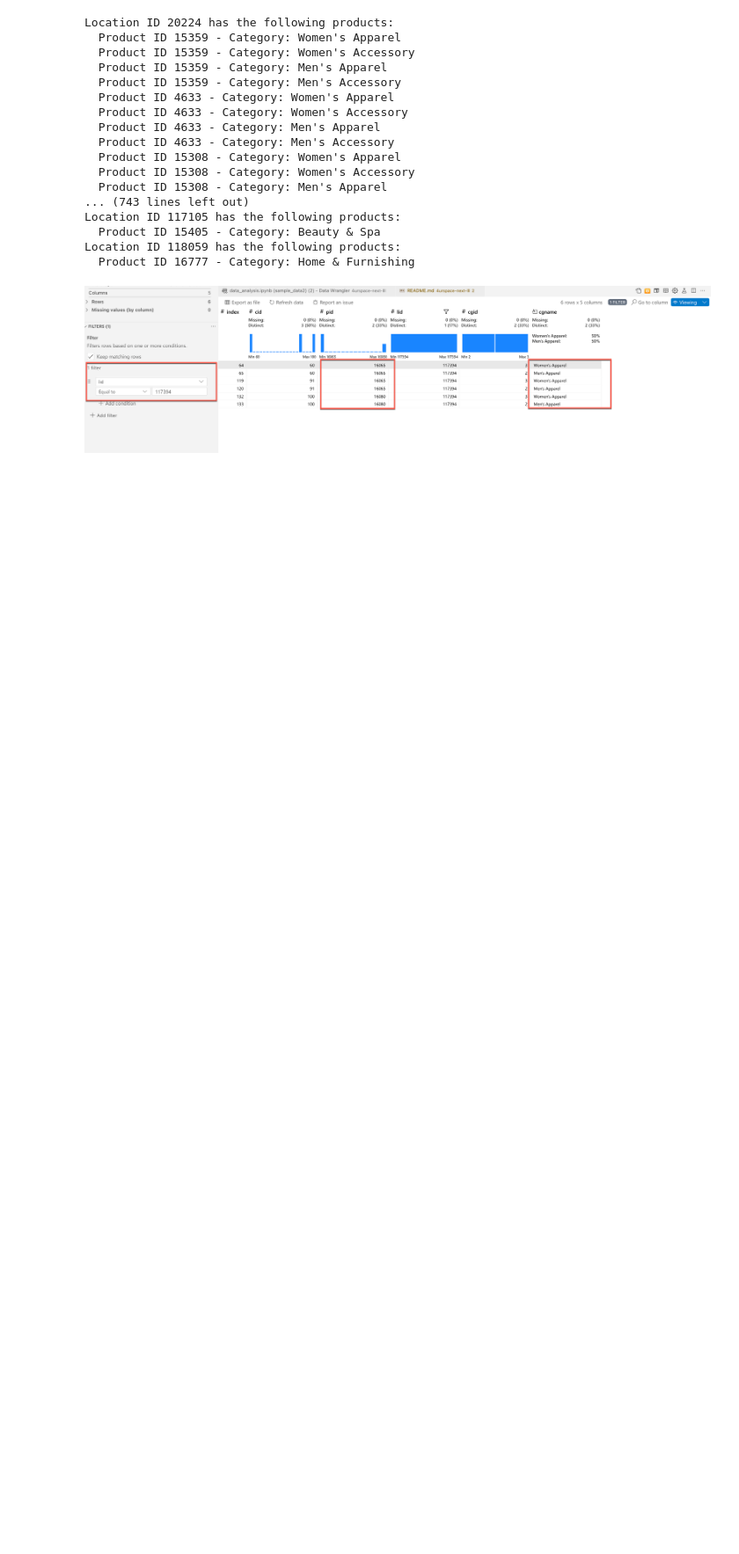
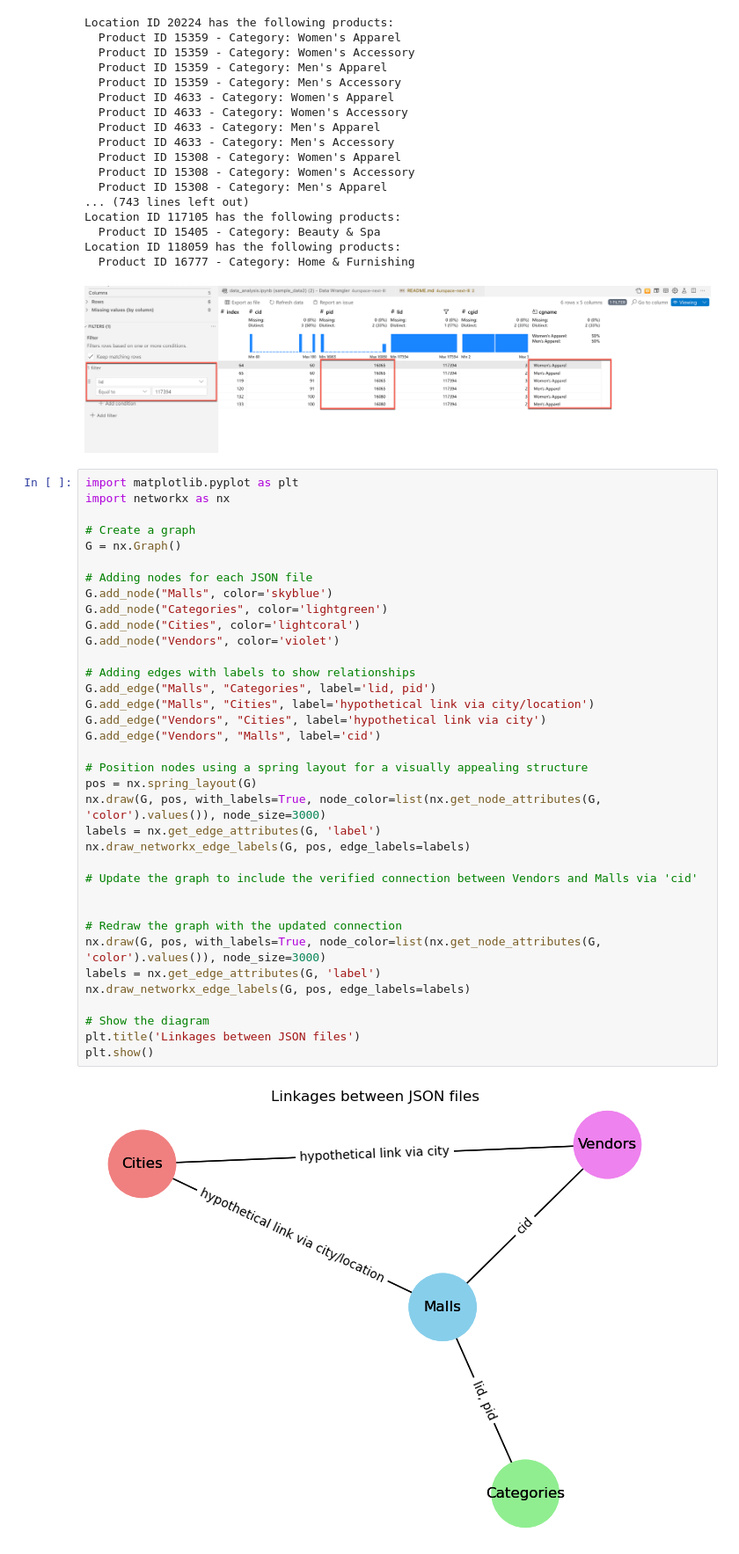
Before and after one commit to mariandumitrascu/4urspace-next, a Jupyter notebook: data_analysis.ipynb, the cells around one changed output. Shown at 88% size. Saved outputs shown, nothing was run; the diff lists cells and outputs as text; blank space fills up the shorter version.

Commit message:
added relationships to data_analysis

```diff
--- a/data_analysis.ipynb
+++ b/data_analysis.ipynb
@@ -375,3 +375,41 @@ Location ID 118059 has the following products:
   Product ID 16777 - Category: Home & Furnishing
 # %% [markdown]
 ![image.png](attachment:image.png)
+# %%
+import matplotlib.pyplot as plt
+import networkx as nx
+
+# Create a graph
+G = nx.Graph()
+
+# Adding nodes for each JSON file
+G.add_node("Malls", color='skyblue')
+G.add_node("Categories", color='lightgreen')
+G.add_node("Cities", color='lightcoral')
+G.add_node("Vendors", color='violet')
+
+# Adding edges with labels to show relationships
+G.add_edge("Malls", "Categories", label='lid, pid')
+G.add_edge("Malls", "Cities", label='hypothetical link via city/location')
+G.add_edge("Vendors", "Cities", label='hypothetical link via city')
+G.add_edge("Vendors", "Malls", label='cid')
+
+# Position nodes using a spring layout for a visually appealing structure
+pos = nx.spring_layout(G)
+nx.draw(G, pos, with_labels=True, node_color=list(nx.get_node_attributes(G, 'color').values()), node_size=3000)
+labels = nx.get_edge_attributes(G, 'label')
+nx.draw_networkx_edge_labels(G, pos, edge_labels=labels)
+
+# Update the graph to include the verified connection between Vendors and Malls via 'cid'
+
+
+# Redraw the graph with the updated connection
+nx.draw(G, pos, with_labels=True, node_color=list(nx.get_node_attributes(G, 'color').values()), node_size=3000)
+labels = nx.get_edge_attributes(G, 'label')
+nx.draw_networkx_edge_labels(G, pos, edge_labels=labels)
+
+# Show the diagram
+plt.title('Linkages between JSON files')
+plt.show()
+# %% [output]
+[figure, added]
```
